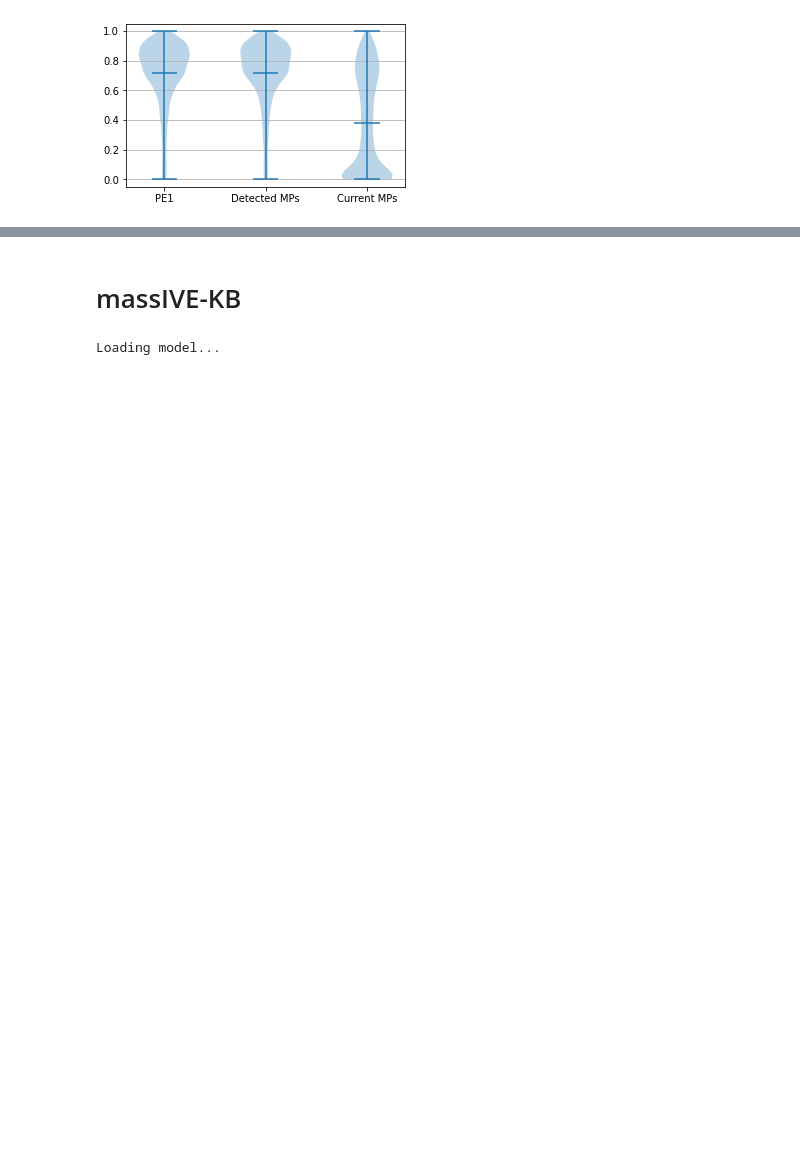
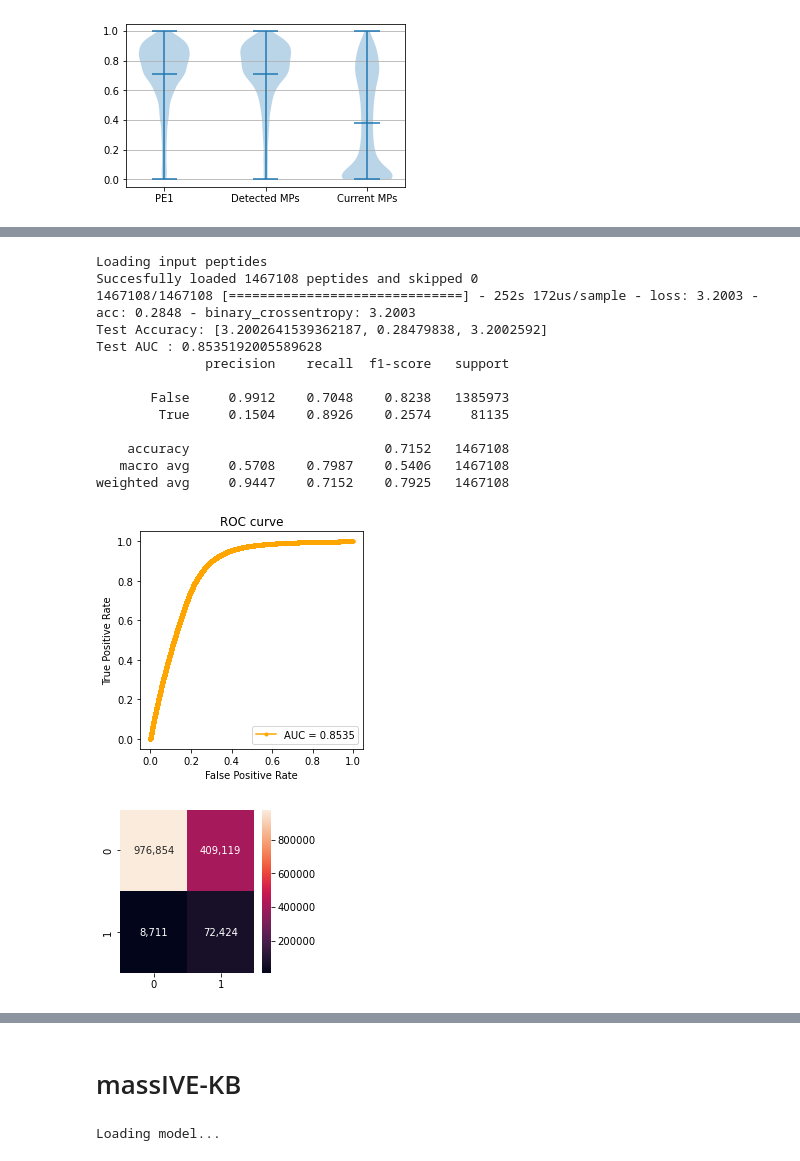
Before and after one commit to zoohoson/Peptide_Detectability, a Jupyter notebook: Comparison_DeepMSpeptide.ipynb, the cells around one changed output, grey strips where cells are left out. Drawn from its saved outputs; the diff is of its cells as text; code cells hidden in the pictures; blank space fills up the shorter version.

```diff
--- a/Comparison_DeepMSpeptide.ipynb
+++ b/Comparison_DeepMSpeptide.ipynb
@@ -111,0 +177,56 @@ plt.show()
+# %%
+df_test = pd.read_csv('/data/2021_SJH_detectability/diff_tool/mouse_eph4/data.csv')[['peptide', 'label']]#.drop_duplicates()
+df_test = df_test[df_test.peptide.apply(lambda x: 'B' not in x)].reset_index(drop=True)
+df_test = df_test[df_test.peptide.apply(lambda x: 'Z' not in x)].reset_index(drop=True)
+
+print('Loading input peptides')
+file = df_test.peptide.values
+X_test, skipped,  lines = load_pep_and_codify(file, 81)
+y_test = df_test.label.values
+print('Succesfully loaded {0} peptides and skipped {1}'.format(len(lines), str(skipped)))
+
+probs = model_2_1D.predict(X_test)
+probs = 1-probs
+y_pred = [1 if i>=0.5 else 0 for i in probs]
+acc = model_2_1D.evaluate(X_test, y_test)
+
+auc = roc_auc_score(y_test, probs)
+print('Test Accuracy: {}'.format(acc))
+print('Test AUC : {}'.format(auc))
+print(classification_report(y_test, y_pred, digits=4))
+
+plt.figure(figsize=(4, 4))
+fpr, tpr, threshold = roc_curve(y_test, probs)
+plt.plot(fpr, tpr, marker='.', label='AUC = {:.4f}'.format(auc), color='orange')
+plt.title('ROC curve')
+plt.xlabel('False Positive Rate')
+plt.ylabel('True Positive Rate')
+plt.legend()
+plt.show()
+
+cf_matrix = confusion_matrix(y_test, y_pred)
+plt.figure(figsize=(3, 3))
+sns.heatmap(cf_matrix, annot=True, fmt=',.0f')
+plt.show()
+
+np.save('log/result_mouse_msgf_KLife_DeepMSpeptide_fpr.npy', fpr)
+np.save('log/result_mouse_msgf_KLife_DeepMSpeptide_tpr.npy', tpr)
+np.save('log/result_mouse_msgf_KLife_DeepMSpeptide_threshold.npy', threshold)
+np.save('log/result_mouse_msgf_KLife_DeepMSpeptide_prob.npy', probs)
+np.save('log/result_mouse_msgf_KLife_DeepMSpeptide_true.npy', y_test)
+# %% [output]
+Loading input peptides
+Succesfully loaded 1467108 peptides and skipped 0
+1467108/1467108 [==============================] - 252s 172us/sample - loss: 3.2003 - acc: 0.2848 - binary_crossentropy: 3.2003
+Test Accuracy: [3.2002641539362187, 0.28479838, 3.2002592]
+Test AUC : 0.8535192005589628
+              precision    recall  f1-score   support
+
+       False     0.9912    0.7048    0.8238   1385973
+        True     0.1504    0.8926    0.2574     81135
+
+    accuracy                         0.7152   1467108
+   macro avg     0.5708    0.7987    0.5406   1467108
+weighted avg     0.9447    0.7152    0.7925   1467108
+[figure, added]
+[figure, added]
```
Also changed, not shown: parts of 35 cells of this notebook, 31 other files.
